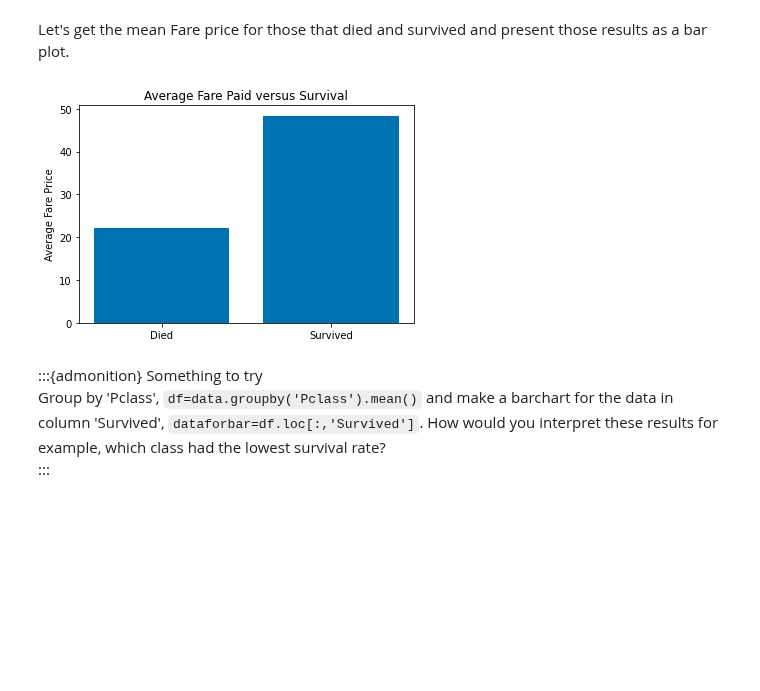
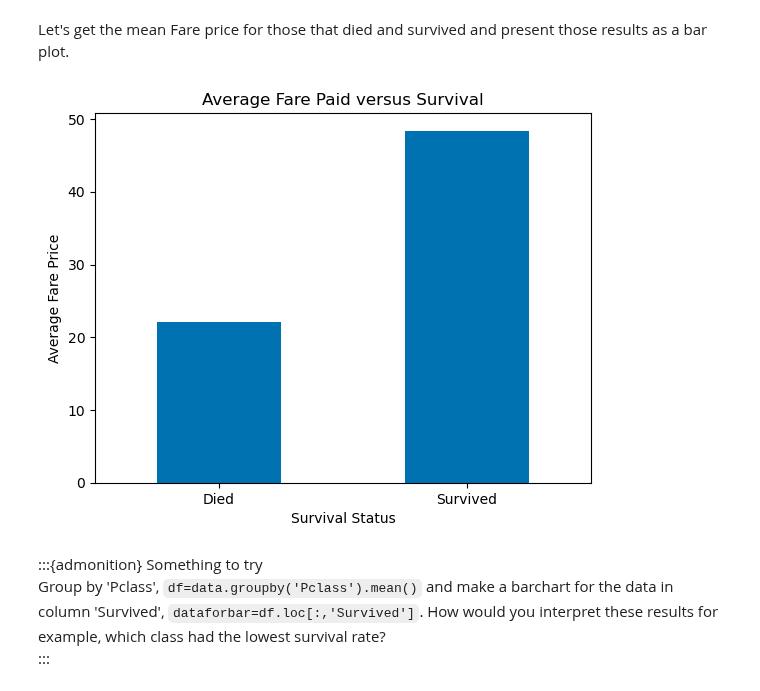
Before and after one commit to sgcorcoran/Python-for-MSE, a Jupyter notebook: lessons_3114/04_closer_look_at_pandas.ipynb, the cells around one changed output. Cells and saved outputs as stored; diff of their text form; code cells hidden in the pictures; blank space fills up the shorter version.

```diff
--- a/lessons_3114/04_closer_look_at_pandas.ipynb
+++ b/lessons_3114/04_closer_look_at_pandas.ipynb
@@ -123,19 +124,20 @@ Let's get the mean Fare price for those that died and survived and present those
 # %%
 df=data.groupby('Survived').mean()
 
 dataforbar=df.loc[:,'Fare']  #all rows (:), column 'Fare'
 
 labels = ['Died','Survived']
 
 # the following code might be useful for your cheatsheet
 fig1, ax1 = plt.subplots()
-ax1.bar(x=labels, height=dataforbar) #notice format here for bar plots
+dataforbar.plot.bar(ax=ax1, rot=0) #notice format here for bar plots  dataframe.plot.bar(ax= , rot=0)
+ax1.set_xticklabels(labels) # if not used, you will get the labels that are in the dataframe which is often fine
+ax1.set_xlabel('Survival Status') # will default to column label of dataframe if not used
 ax1.set_ylabel('Average Fare Price')
 ax1.set_title('Average Fare Paid versus Survival')
-
 plt.show()
 # %% [output]
-[figure, old version]
+[figure, new version]
 # %% [markdown]
 :::{admonition} Something to try
 Group by 'Pclass', `df=data.groupby('Pclass').mean()` and make a barchart for the data in column 'Survived', `dataforbar=df.loc[:,'Survived']`. How would you interpret these results for example, which class had the lowest survival rate?
```
Also changed, not shown: parts of 14 cells of this notebook, 2 other files.
